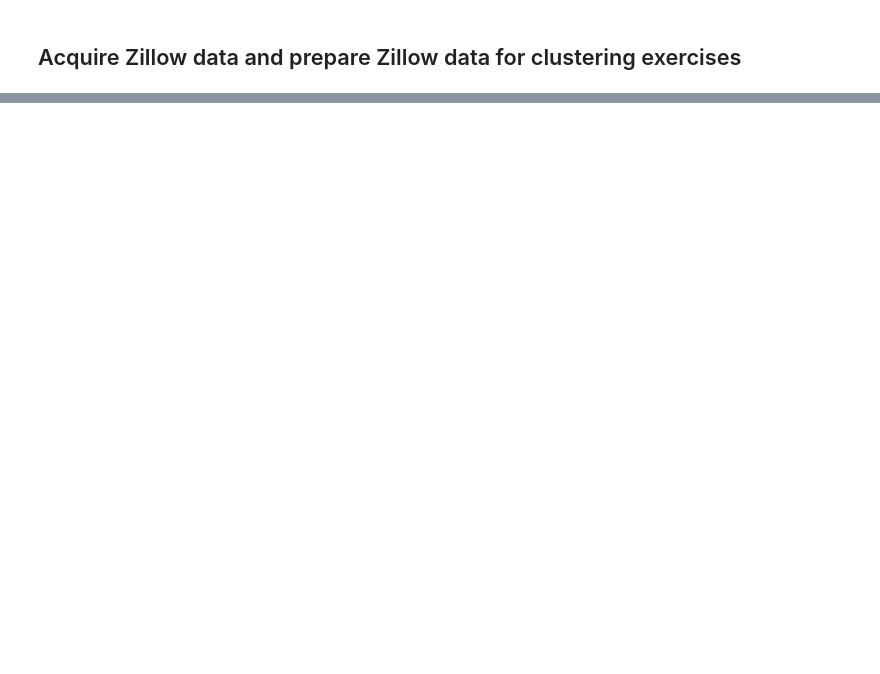
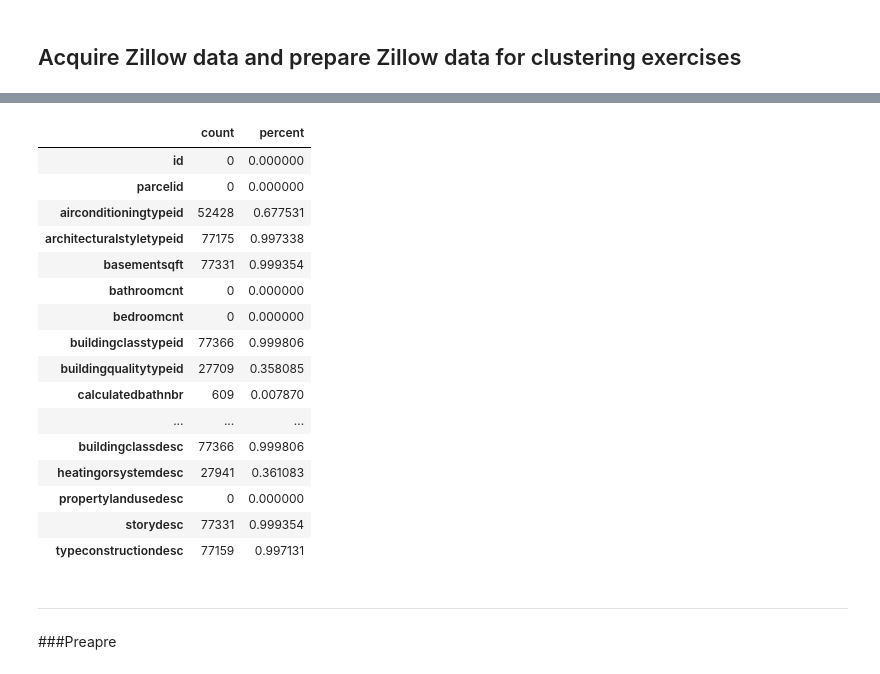
Before and after one commit to NSharick/clustering-exercises, a Jupyter notebook: acquire-zillow.ipynb, the cells around one changed output, grey strips where cells are left out. Drawn from its saved outputs; the diff is of its cells as text; code cells hidden in the pictures; blank space fills up the shorter version.

```diff
--- a/acquire-zillow.ipynb
+++ b/acquire-zillow.ipynb
@@ -94,0 +189,29 @@ Name: parcelid, Length: 77414, dtype: int64
+# %%
+def missing_col_values(df):
+    cols_df = pd.DataFrame({'count' : df.isna().sum(), 'percent' : df.isna().mean()})
+    return cols_df
+# %%
+df_cols = missing_col_values(df)
+df_cols
+# %% [output]
+|  | count | percent |
+| id | 0 | 0.000000 |
+| parcelid | 0 | 0.000000 |
+| airconditioningtypeid | 52428 | 0.677531 |
+| architecturalstyletypeid | 77175 | 0.997338 |
+| basementsqft | 77331 | 0.999354 |
+| bathroomcnt | 0 | 0.000000 |
+| bedroomcnt | 0 | 0.000000 |
+| buildingclasstypeid | 77366 | 0.999806 |
+| buildingqualitytypeid | 27709 | 0.358085 |
+| calculatedbathnbr | 609 | 0.007870 |
+| ... | ... | ... |
+| buildingclassdesc | 77366 | 0.999806 |
+| heatingorsystemdesc | 27941 | 0.361083 |
+| propertylandusedesc | 0 | 0.000000 |
+| storydesc | 77331 | 0.999354 |
+| typeconstructiondesc | 77159 | 0.997131 |
+# %% [markdown]
+---
+# %% [markdown]
+###Preapre
```
Also changed, not shown: parts of 15 cells of this notebook, 1 other file.
